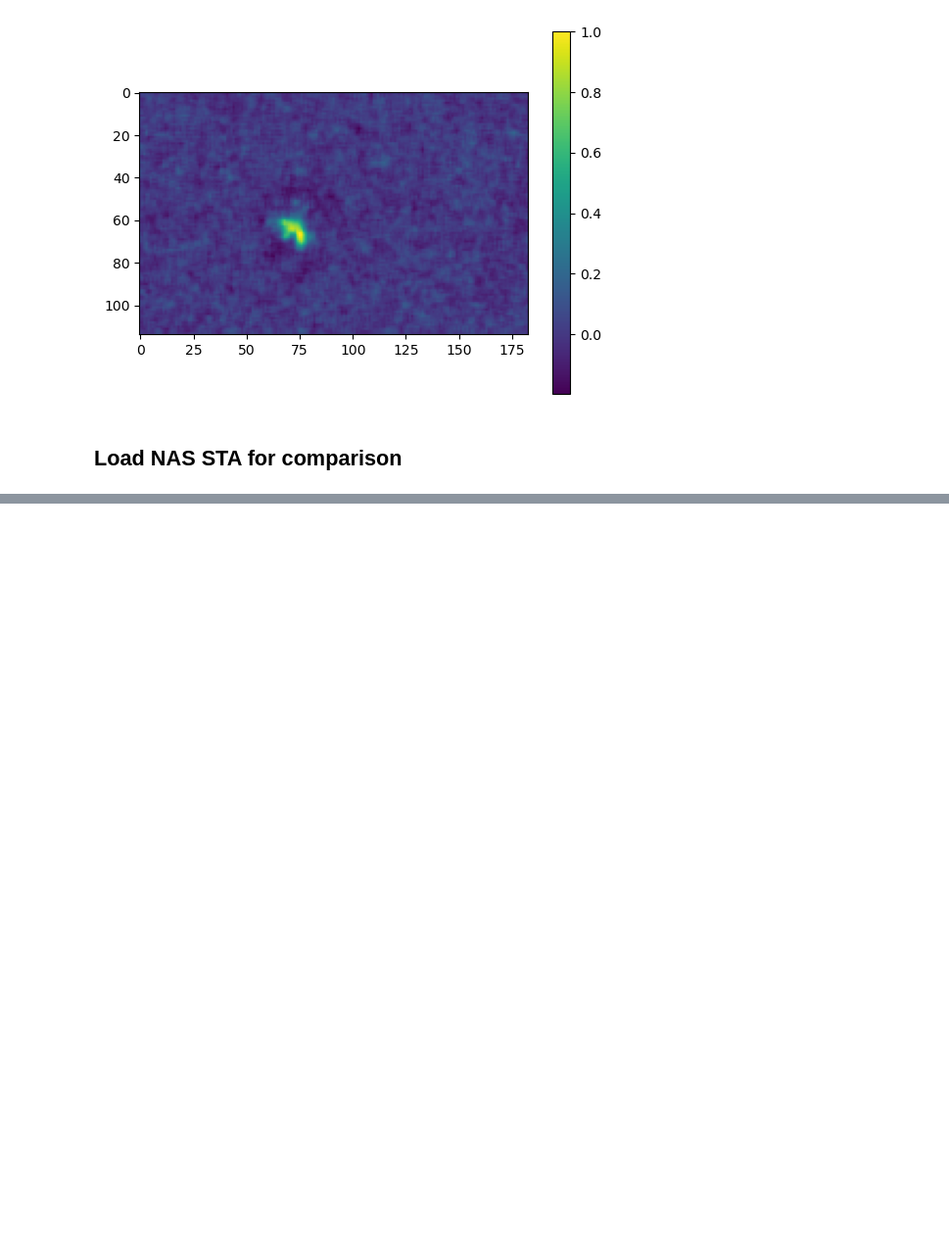
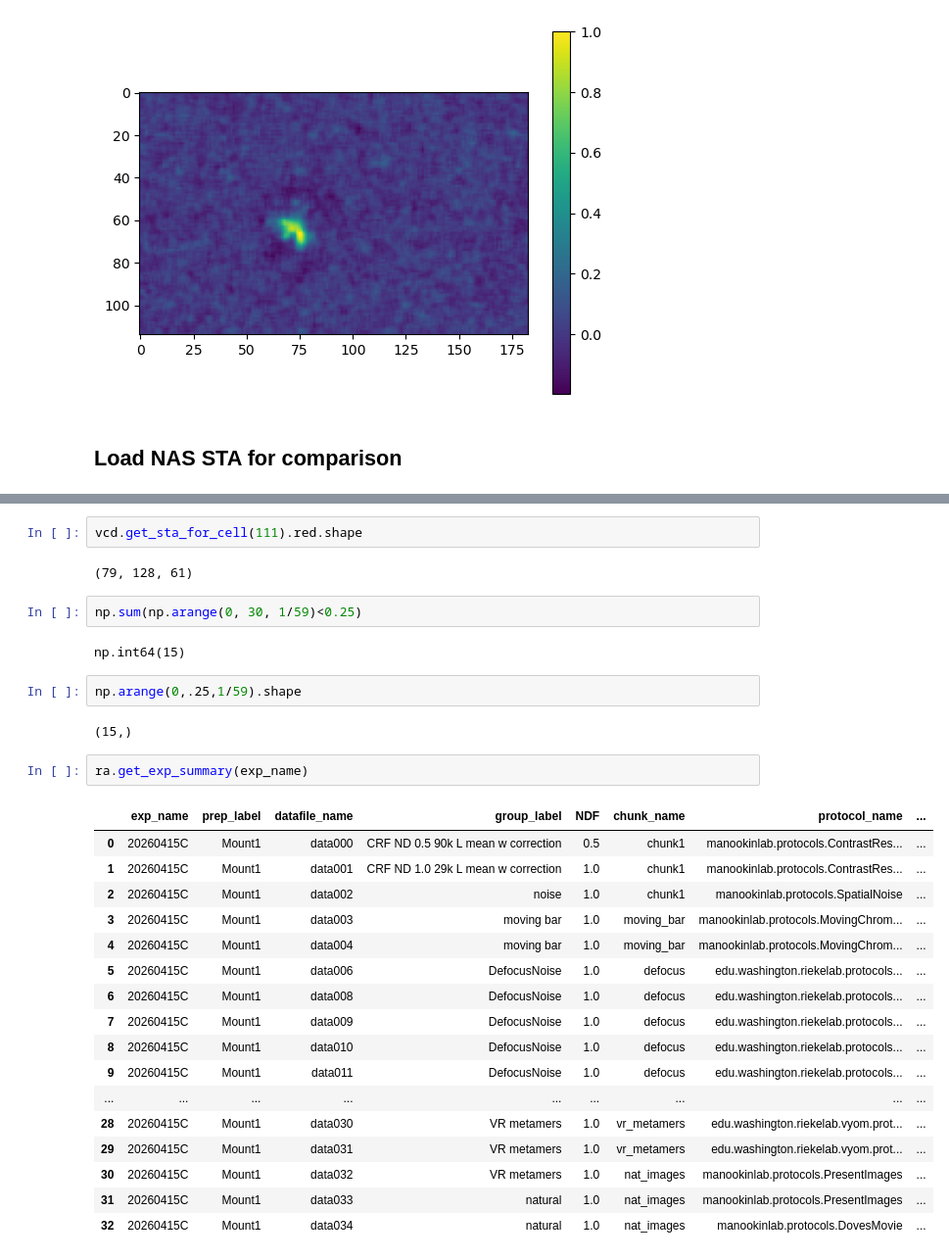
Before and after one commit to DRezeanu/retinanalysis, a Jupyter notebook: nbs/vr_sta.ipynb, the cells around one changed output, grey strips where cells are left out. Shown at 98% size. Saved outputs shown, nothing was run; the diff lists cells and outputs as text; blank space fills up the shorter version.

```diff
--- a/nbs/vr_sta.ipynb
+++ b/nbs/vr_sta.ipynb
@@ -77,0 +83,32 @@ Loading VCD from /run/user/1001/gvfs/smb-share:server=128.95.10.105,share=data/a
+# %%
+vcd.get_sta_for_cell(111).red.shape
+# %% [output]
+(79, 128, 61)
+# %%
+np.sum(np.arange(0, 30, 1/59)<0.25)
+# %% [output]
+np.int64(15)
+# %%
+np.arange(0,.25,1/59).shape
+# %% [output]
+(15,)
+# %%
+ra.get_exp_summary(exp_name)
+# %% [output]
+|  | exp_name | prep_label | datafile_name | group_label | NDF | chunk_name | protocol_name | ... |
+| 0 | 20260415C | Mount1 | data000 | CRF ND 0.5 90k L mean w correction | 0.5 | chunk1 | manookinlab.protocols.ContrastRes... | ... |
+| 1 | 20260415C | Mount1 | data001 | CRF ND 1.0 29k L mean w correction | 1.0 | chunk1 | manookinlab.protocols.ContrastRes... | ... |
+| 2 | 20260415C | Mount1 | data002 | noise | 1.0 | chunk1 | manookinlab.protocols.SpatialNoise | ... |
+| 3 | 20260415C | Mount1 | data003 | moving bar | 1.0 | moving_bar | manookinlab.protocols.MovingChrom... | ... |
+| 4 | 20260415C | Mount1 | data004 | moving bar | 1.0 | moving_bar | manookinlab.protocols.MovingChrom... | ... |
+| 5 | 20260415C | Mount1 | data006 | DefocusNoise | 1.0 | defocus | edu.washington.riekelab.protocols... | ... |
+| 6 | 20260415C | Mount1 | data008 | DefocusNoise | 1.0 | defocus | edu.washington.riekelab.protocols... | ... |
+| 7 | 20260415C | Mount1 | data009 | DefocusNoise | 1.0 | defocus | edu.washington.riekelab.protocols... | ... |
+| 8 | 20260415C | Mount1 | data010 | DefocusNoise | 1.0 | defocus | edu.washington.riekelab.protocols... | ... |
+| 9 | 20260415C | Mount1 | data011 | DefocusNoise | 1.0 | defocus | edu.washington.riekelab.protocols... | ... |
+| ... | ... | ... | ... | ... | ... | ... | ... | ... |
+| 28 | 20260415C | Mount1 | data030 | VR metamers | 1.0 | vr_metamers | edu.washington.riekelab.vyom.prot... | ... |
+| 29 | 20260415C | Mount1 | data031 | VR metamers | 1.0 | vr_metamers | edu.washington.riekelab.vyom.prot... | ... |
+| 30 | 20260415C | Mount1 | data032 | VR metamers | 1.0 | nat_images | manookinlab.protocols.PresentImages | ... |
+| 31 | 20260415C | Mount1 | data033 | natural | 1.0 | nat_images | manookinlab.protocols.PresentImages | ... |
+| 32 | 20260415C | Mount1 | data034 | natural | 1.0 | nat_images | manookinlab.protocols.DovesMovie | ... |
```
Also changed, not shown: parts of 6 cells of this notebook, 1 other file.
